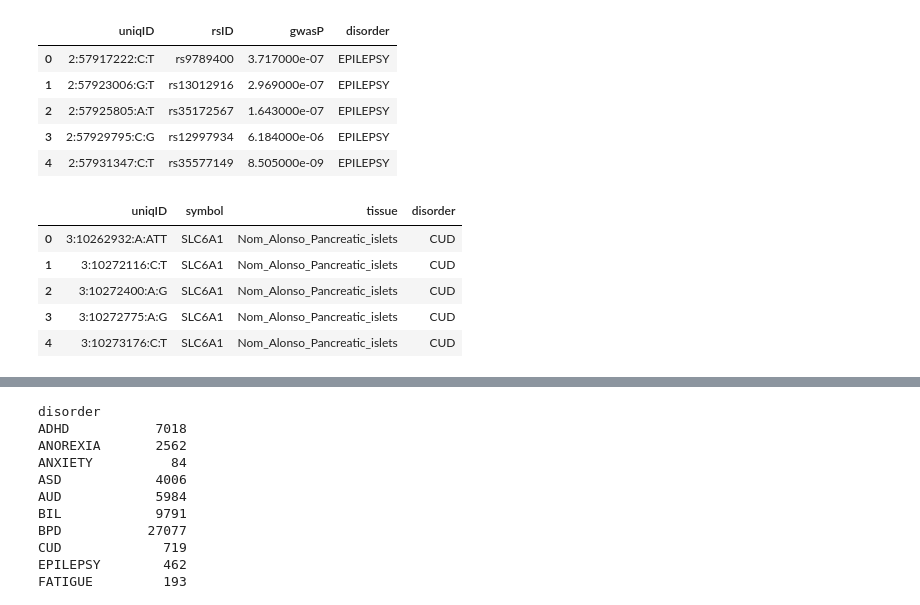
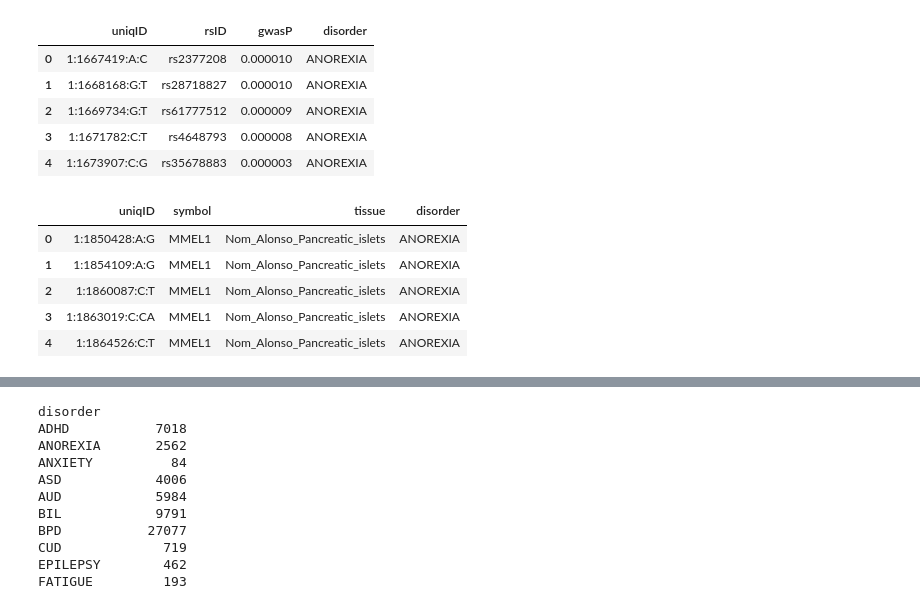
Before and after one commit to Aje026/Genetic-Overlap-in-Female-Biased-Disorders, a Jupyter notebook: FUMA_analysis.ipynb, the cells around one changed output, grey strips where cells are left out. Saved outputs shown, nothing was run; the diff lists cells and outputs as text; code cells hidden in the pictures.

```diff
--- a/FUMA_analysis.ipynb
+++ b/FUMA_analysis.ipynb
@@ -66,12 +64,12 @@ for filename in os.listdir(directory_path):
         # Append the DataFrame to the list
         snp_df_list.append(df)
 # %%
-snp_df_list[8].head()
+snp_df_list[1].head()
 # %% [output]
 |  | uniqID | rsID | gwasP | disorder |
-| 0 | 2:57917222:C:T | rs9789400 | 3.717000e-07 | EPILEPSY |
-| 1 | 2:57923006:G:T | rs13012916 | 2.969000e-07 | EPILEPSY |
-| 2 | 2:57925805:A:T | rs35172567 | 1.643000e-07 | EPILEPSY |
-| 3 | 2:57929795:C:G | rs12997934 | 6.184000e-06 | EPILEPSY |
-| 4 | 2:57931347:C:T | rs35577149 | 8.505000e-09 | EPILEPSY |
+| 0 | 1:1667419:A:C | rs2377208 | 0.000010 | ANOREXIA |
+| 1 | 1:1668168:G:T | rs28718827 | 0.000010 | ANOREXIA |
+| 2 | 1:1669734:G:T | rs61777512 | 0.000009 | ANOREXIA |
+| 3 | 1:1671782:C:T | rs4648793 | 0.000008 | ANOREXIA |
+| 4 | 1:1673907:C:G | rs35678883 | 0.000003 | ANOREXIA |
 # %%
@@ -103,11 +101,11 @@ for filename in os.listdir(directory_path):
         # Append the DataFrame to the list
         gene_df_list.append(df)
 # %%
-gene_df_list[7].head()
+gene_df_list[1].head()
 # %% [output]
 |  | uniqID | symbol | tissue | disorder |
-| 0 | 3:10262932:A:ATT | SLC6A1 | Nom_Alonso_Pancreatic_islets | CUD |
-| 1 | 3:10272116:C:T | SLC6A1 | Nom_Alonso_Pancreatic_islets | CUD |
-| 2 | 3:10272400:A:G | SLC6A1 | Nom_Alonso_Pancreatic_islets | CUD |
-| 3 | 3:10272775:A:G | SLC6A1 | Nom_Alonso_Pancreatic_islets | CUD |
-| 4 | 3:10273176:C:T | SLC6A1 | Nom_Alonso_Pancreatic_islets | CUD |
+| 0 | 1:1850428:A:G | MMEL1 | Nom_Alonso_Pancreatic_islets | ANOREXIA |
+| 1 | 1:1854109:A:G | MMEL1 | Nom_Alonso_Pancreatic_islets | ANOREXIA |
+| 2 | 1:1860087:C:T | MMEL1 | Nom_Alonso_Pancreatic_islets | ANOREXIA |
+| 3 | 1:1863019:C:CA | MMEL1 | Nom_Alonso_Pancreatic_islets | ANOREXIA |
+| 4 | 1:1864526:C:T | MMEL1 | Nom_Alonso_Pancreatic_islets | ANOREXIA |
```
Also changed, not shown: parts of 12 cells of this notebook, 1 other file.
